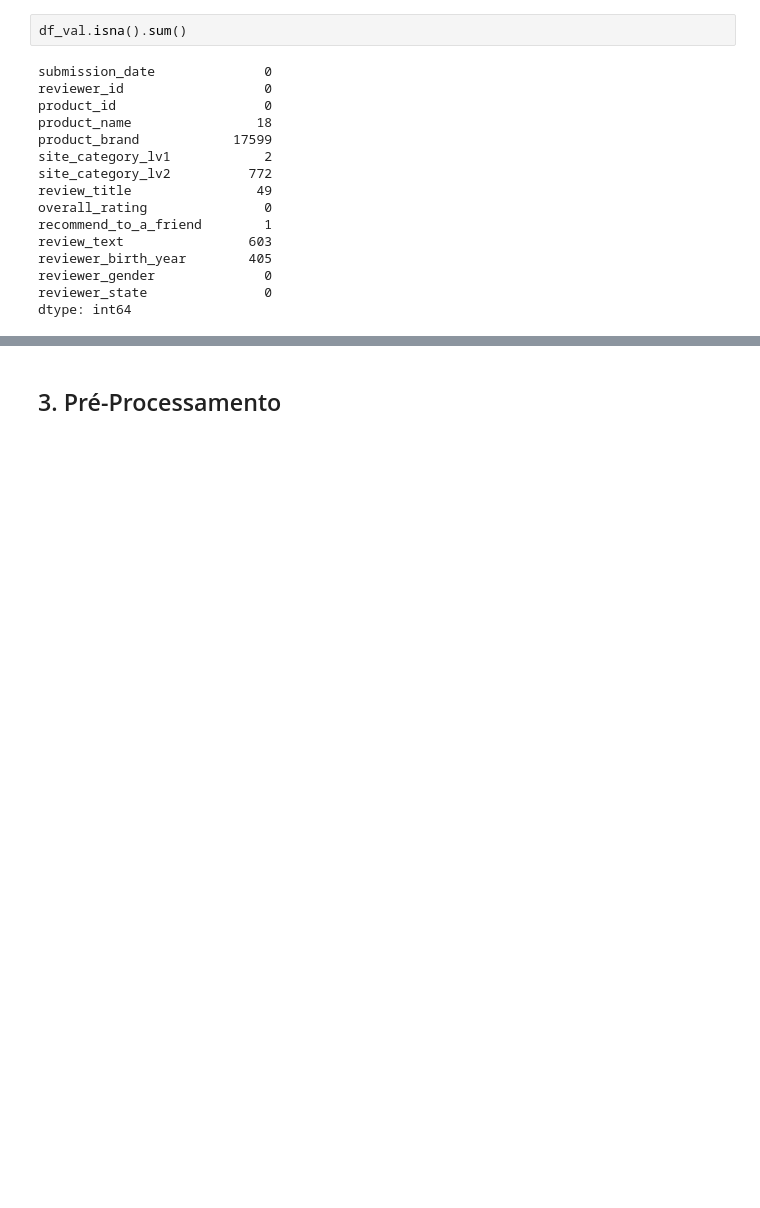
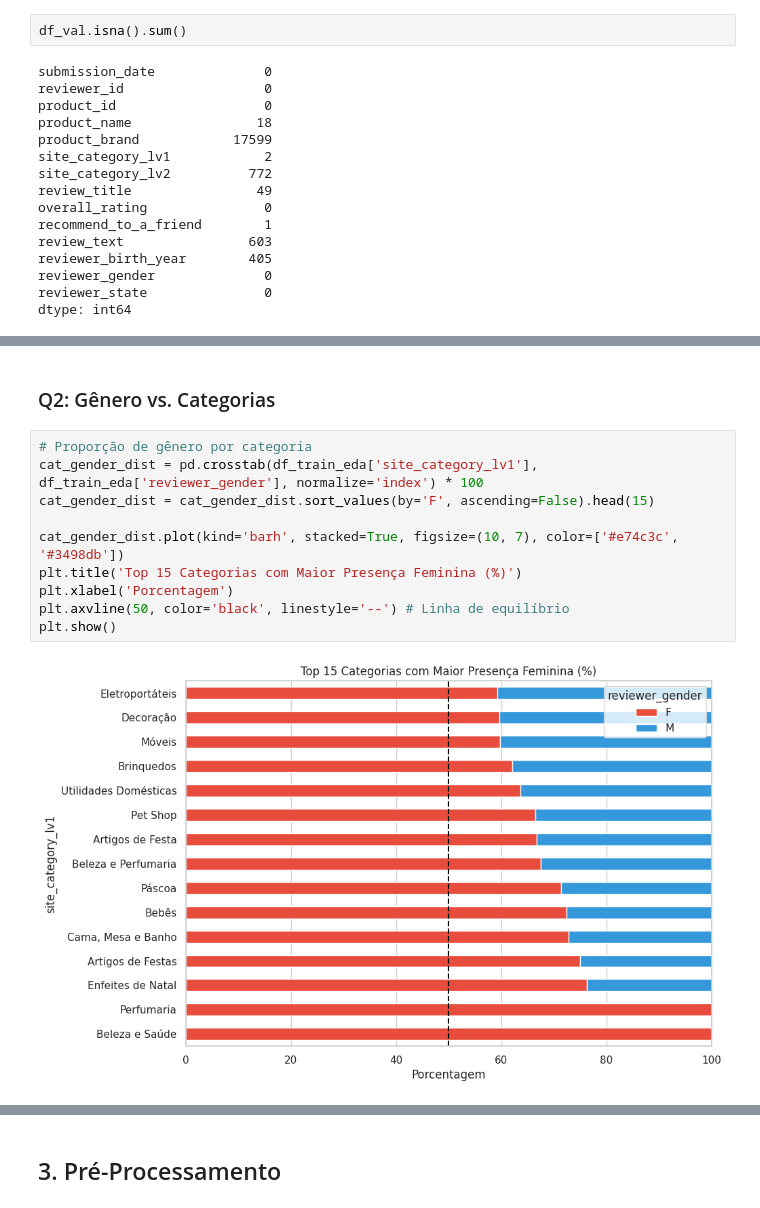
Before and after one commit to PedroYutaroUEA/gender-prediction-challenge, a Jupyter notebook: AP2_Pedro_Yutaro_Mont_Morency_Nakamura.ipynb, the cells around one changed output, grey strips where cells are left out. Cells and saved outputs as stored; diff of their text form; blank space fills up the shorter version.

```diff
--- a/AP2_Pedro_Yutaro_Mont_Morency_Nakamura.ipynb
+++ b/AP2_Pedro_Yutaro_Mont_Morency_Nakamura.ipynb
@@ -189,0 +226,14 @@ dtype: int64
+# %% [markdown]
+### Q2: Gênero vs. Categorias
+# %%
+# Proporção de gênero por categoria
+cat_gender_dist = pd.crosstab(df_train_eda['site_category_lv1'], df_train_eda['reviewer_gender'], normalize='index') * 100
+cat_gender_dist = cat_gender_dist.sort_values(by='F', ascending=False).head(15)
+
+cat_gender_dist.plot(kind='barh', stacked=True, figsize=(10, 7), color=['#e74c3c', '#3498db'])
+plt.title('Top 15 Categorias com Maior Presença Feminina (%)')
+plt.xlabel('Porcentagem')
+plt.axvline(50, color='black', linestyle='--') # Linha de equilíbrio
+plt.show()
+# %% [output]
+[figure, added]
```
Also changed, not shown: parts of 66 cells of this notebook.
